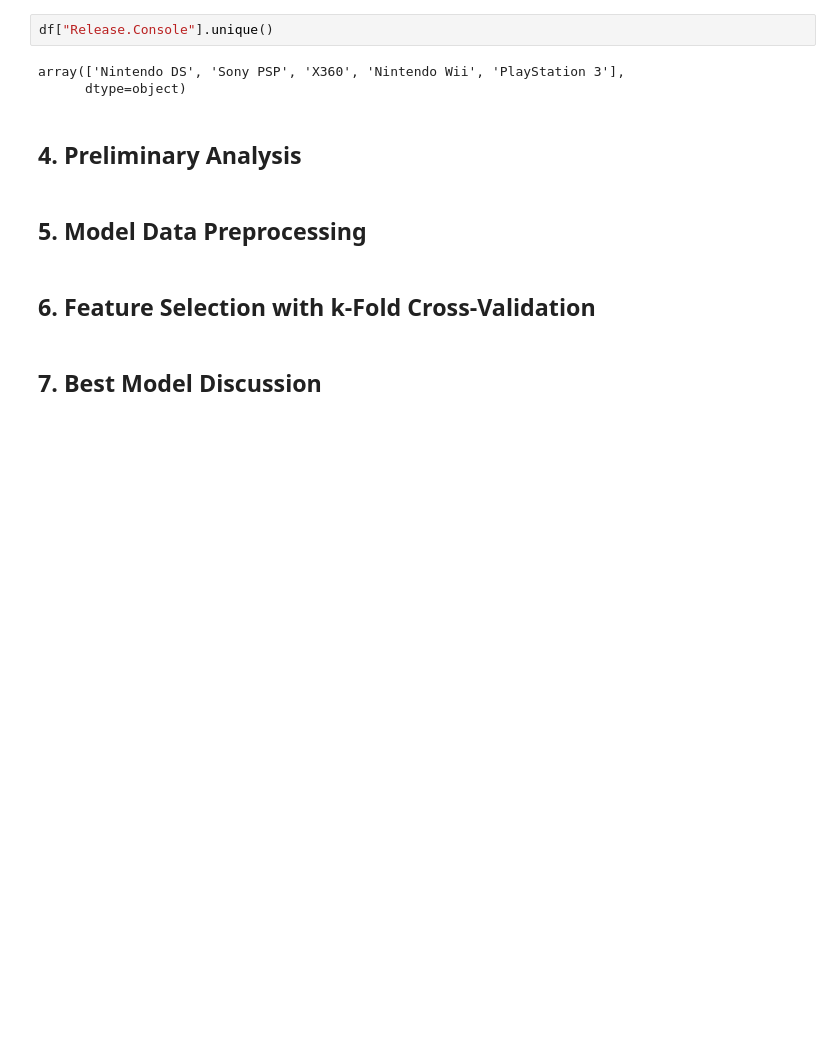
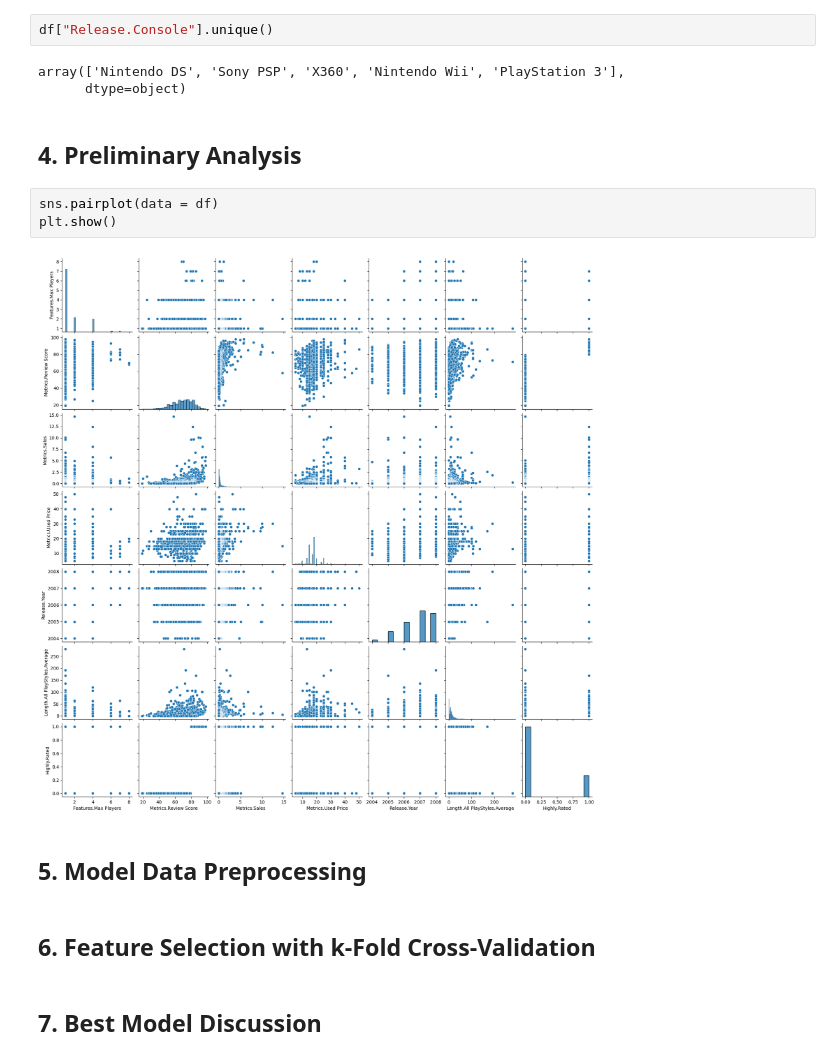
Before and after one commit to afifshomali/STAT207_FinalProejct, a Jupyter notebook: Final_Project_YOURNAMESHERE.ipynb, the cells around one changed output. Saved outputs shown, nothing was run; the diff lists cells and outputs as text; blank space fills up the shorter version.

Commit message:
pairplot

```diff
--- a/Final_Project_YOURNAMESHERE.ipynb
+++ b/Final_Project_YOURNAMESHERE.ipynb
@@ -141,6 +141,11 @@ array(['Nintendo DS', 'Sony PSP', 'X360', 'Nintendo Wii', 'PlayStation 3'],
       dtype=object)
 # %% [markdown]
 ## 4. Preliminary Analysis
+# %%
+sns.pairplot(data = df)
+plt.show()
+# %% [output]
+[figure, added]
 # %% [markdown]
 ## 5. Model Data Preprocessing
 # %% [markdown]
```
